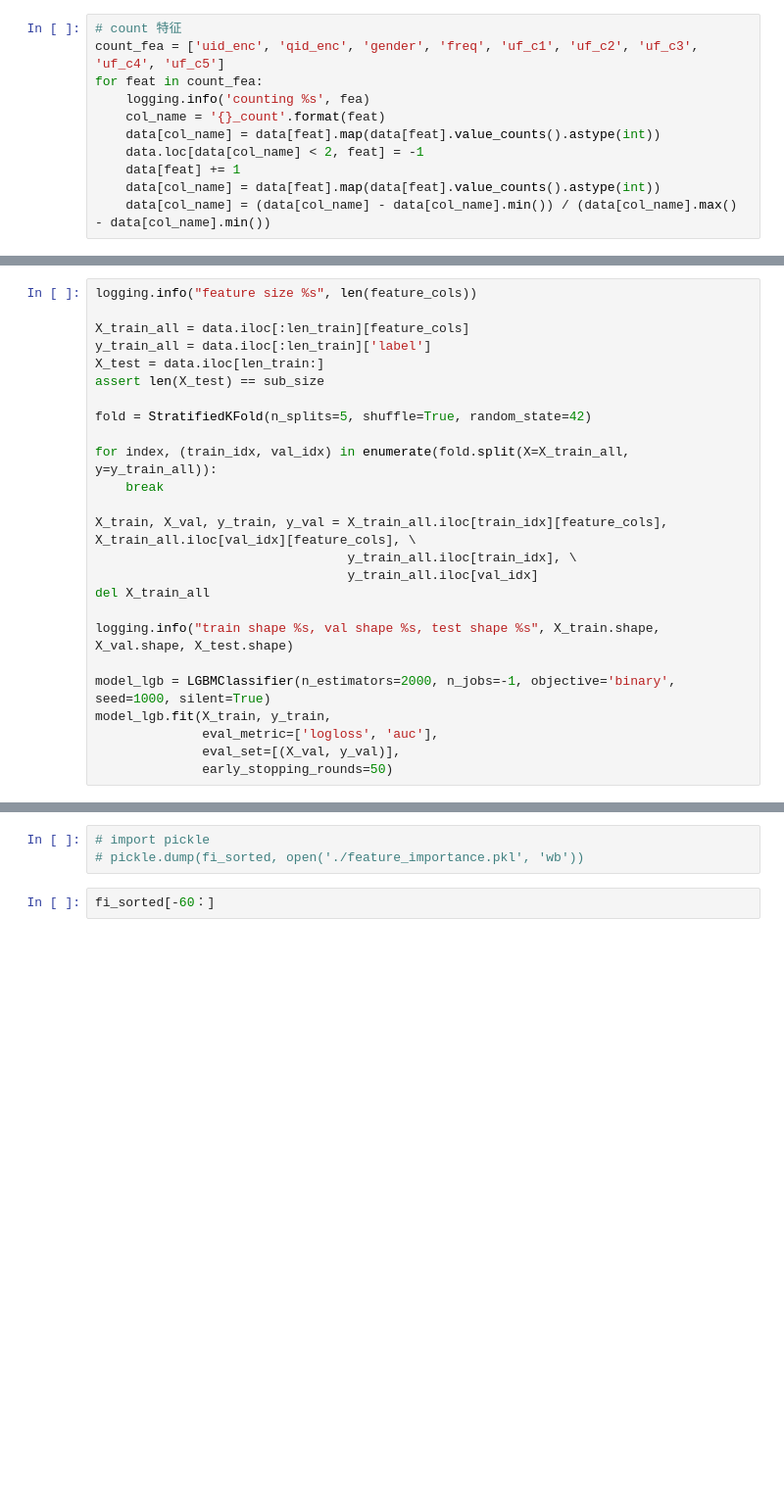
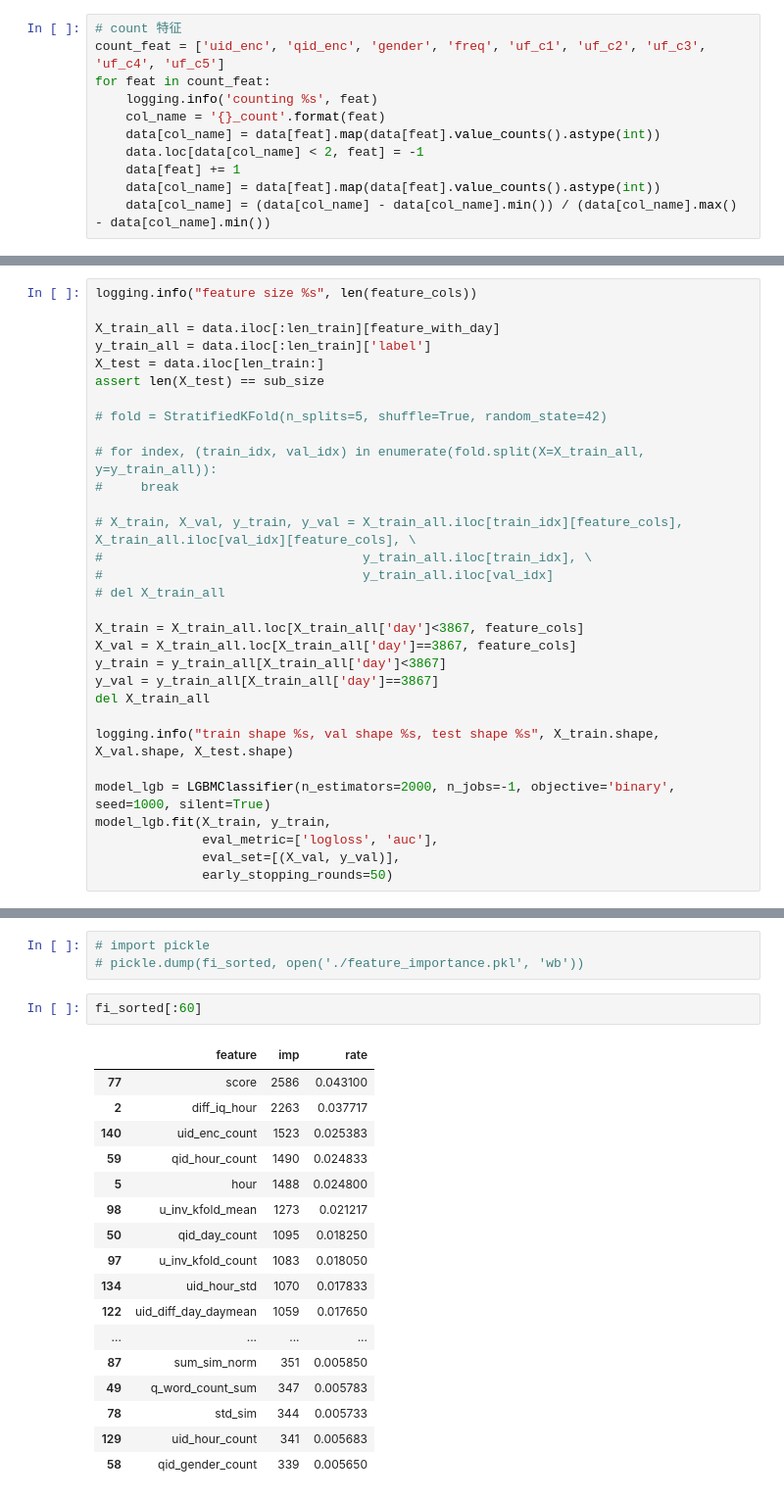
Before and after one commit to goodbyeearth/zhcup, a Jupyter notebook: lgb.ipynb, the cells around one changed output, grey strips where cells are left out. Shown: that part at 98% size. Saved outputs shown, nothing was run; the diff lists cells and outputs as text; blank space fills up the shorter version.

Commit message:
going to change validation set split, and change kfold split method

```diff
--- a/lgb.ipynb
+++ b/lgb.ipynb
@@ -160,8 +238,8 @@ del train
 # %%
 # count 特征
-count_fea = ['uid_enc', 'qid_enc', 'gender', 'freq', 'uf_c1', 'uf_c2', 'uf_c3', 'uf_c4', 'uf_c5']
-for feat in count_fea:
-    logging.info('counting %s', fea)
+count_feat = ['uid_enc', 'qid_enc', 'gender', 'freq', 'uf_c1', 'uf_c2', 'uf_c3', 'uf_c4', 'uf_c5']
+for feat in count_feat:
+    logging.info('counting %s', feat)
     col_name = '{}_count'.format(feat)
     data[col_name] = data[feat].map(data[feat].value_counts().astype(int))
     data.loc[data[col_name] < 2, feat] = -1
@@ -210,19 +297,25 @@ feature_cols
 # %%
 logging.info("feature size %s", len(feature_cols))
 
-X_train_all = data.iloc[:len_train][feature_cols]
+X_train_all = data.iloc[:len_train][feature_with_day]
 y_train_all = data.iloc[:len_train]['label']
 X_test = data.iloc[len_train:]
 assert len(X_test) == sub_size
 
-fold = StratifiedKFold(n_splits=5, shuffle=True, random_state=42)
+# fold = StratifiedKFold(n_splits=5, shuffle=True, random_state=42)
 
-for index, (train_idx, val_idx) in enumerate(fold.split(X=X_train_all, y=y_train_all)):
-    break
+# for index, (train_idx, val_idx) in enumerate(fold.split(X=X_train_all, y=y_train_all)):
+#     break
 
-X_train, X_val, y_train, y_val = X_train_all.iloc[train_idx][feature_cols], X_train_all.iloc[val_idx][feature_cols], \
-                                 y_train_all.iloc[train_idx], \
-                                 y_train_all.iloc[val_idx]
+# X_train, X_val, y_train, y_val = X_train_all.iloc[train_idx][feature_cols], X_train_all.iloc[val_idx][feature_cols], \
+#                                  y_train_all.iloc[train_idx], \
+#                                  y_train_all.iloc[val_idx]
+# del X_train_all
+
+X_train = X_train_all.loc[X_train_all['day']<3867, feature_cols]
+X_val = X_train_all.loc[X_train_all['day']==3867, feature_cols]
+y_train = y_train_all[X_train_all['day']<3867]
+y_val = y_train_all[X_train_all['day']==3867]
 del X_train_all
 
 logging.info("train shape %s, val shape %s, test shape %s", X_train.shape, X_val.shape, X_test.shape)
@@ -243,4 +367,22 @@ fi_sorted = fi.sort_values(by='rate', ascending=False)
 # import pickle
 # pickle.dump(fi_sorted, open('./feature_importance.pkl', 'wb'))
 # %%
-fi_sorted[-60：]
+fi_sorted[:60]
+# %% [output]
+|  | feature | imp | rate |
+| 77 | score | 2586 | 0.043100 |
+| 2 | diff_iq_hour | 2263 | 0.037717 |
+| 140 | uid_enc_count | 1523 | 0.025383 |
+| 59 | qid_hour_count | 1490 | 0.024833 |
+| 5 | hour | 1488 | 0.024800 |
+| 98 | u_inv_kfold_mean | 1273 | 0.021217 |
+| 50 | qid_day_count | 1095 | 0.018250 |
+| 97 | u_inv_kfold_count | 1083 | 0.018050 |
+| 134 | uid_hour_std | 1070 | 0.017833 |
+| 122 | uid_diff_day_daymean | 1059 | 0.017650 |
+| ... | ... | ... | ... |
+| 87 | sum_sim_norm | 351 | 0.005850 |
+| 49 | q_word_count_sum | 347 | 0.005783 |
+| 78 | std_sim | 344 | 0.005733 |
+| 129 | uid_hour_count | 341 | 0.005683 |
+| 58 | qid_gender_count | 339 | 0.005650 |
```
Also changed, not shown: parts of 22 cells of this notebook, 5 other files.
